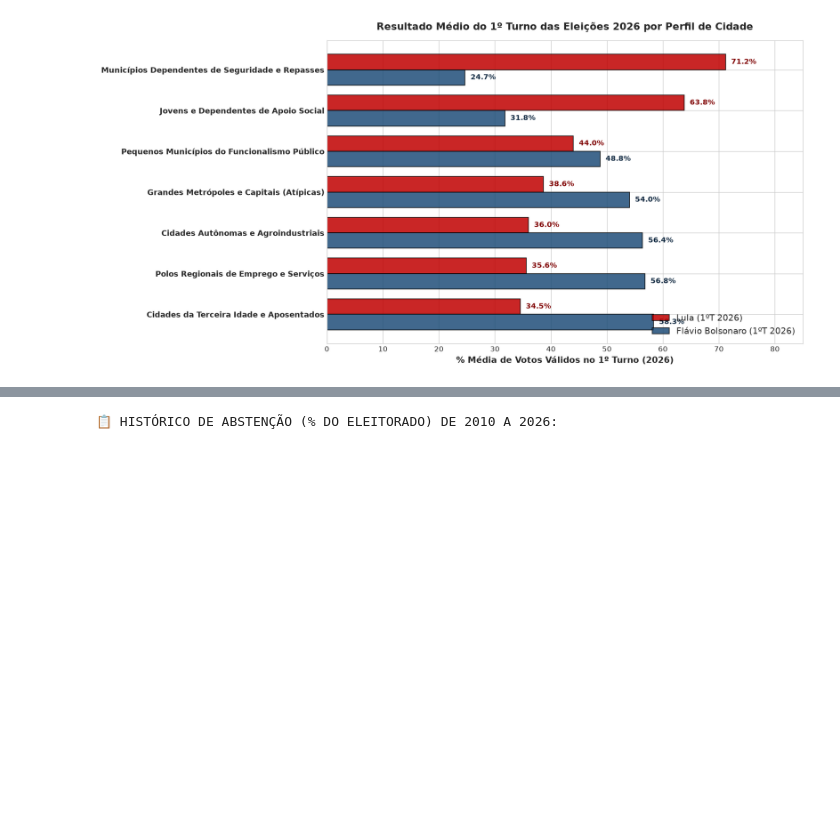
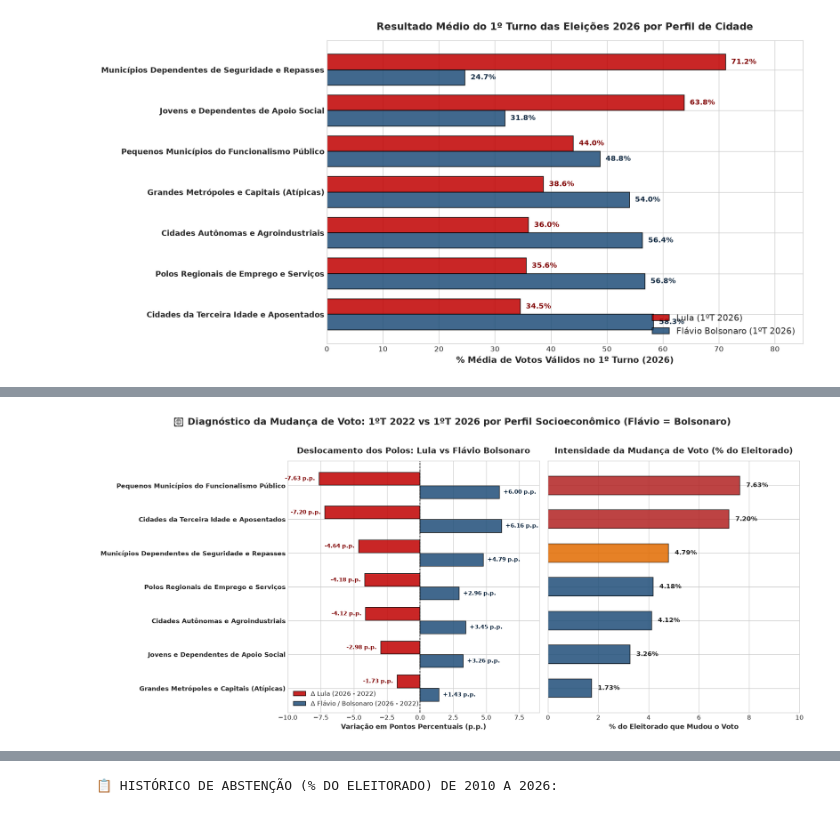
Before and after one commit to hianaracamilla/trad_x_municipio, a Jupyter notebook: analise_eleitoral_perfis_municipios.ipynb, the cells around one changed output, grey strips where cells are left out. Drawn from its saved outputs; the diff is of its cells as text; code cells hidden in the pictures; blank space fills up the shorter version.

```diff
--- a/analise_eleitoral_perfis_municipios.ipynb
+++ b/analise_eleitoral_perfis_municipios.ipynb
@@ -243,0 +339,41 @@ plt.show()
+# %%
+# Visualização Gráfica Editorial: Deslocamento dos Polos e Taxa de Mudança de Voto
+fig, (ax1, ax2) = plt.subplots(1, 2, figsize=(16, 7), sharey=True)
+
+y_pos = np.arange(len(resumo_migracao_perfil))
+
+# Subplot 1: Variação dos Polos em p.p. (Δ Lula vs Δ Flávio Bolsonaro)
+ax1.barh(y_pos - 0.2, resumo_migracao_perfil['delta_lula_pp'], height=0.38, color='#C00000', alpha=0.85, edgecolor='black', label='Δ Lula (2026 - 2022)')
+ax1.barh(y_pos + 0.2, resumo_migracao_perfil['delta_flavio_bolso_pp'], height=0.38, color='#1F4E79', alpha=0.85, edgecolor='black', label='Δ Flávio / Bolsonaro (2026 - 2022)')
+ax1.axvline(0, color='black', lw=1, ls='--')
+ax1.set_yticks(y_pos)
+ax1.set_yticklabels(resumo_migracao_perfil.index, fontsize=10, fontweight='bold')
+ax1.invert_yaxis()
+ax1.set_xlabel('Variação em Pontos Percentuais (p.p.)', fontsize=11, fontweight='bold')
+ax1.set_title('Deslocamento dos Polos: Lula vs Flávio Bolsonaro', fontsize=13, fontweight='bold', pad=12)
+ax1.legend(loc='lower left', fontsize=10)
+
+for p in ax1.patches:
+    w = p.get_width()
+    offset = 0.3 if w >= 0 else -0.3
+    ha = 'left' if w >= 0 else 'right'
+    cor = '#0F2840' if w >= 0 else '#800000'
+    ax1.annotate(f"{w:+.2f} p.p.", (w + offset, p.get_y() + p.get_height()/2.), va='center', ha=ha, fontsize=9, fontweight='bold', color=cor)
+ax1.set_xlim(-10, 9)
+
+# Subplot 2: % Real do Eleitorado que Mudou o Voto
+cores_mudanca = ['#B22222' if v >= 7.0 else '#E26B00' if v >= 4.5 else '#1F4E79' for v in resumo_migracao_perfil['pct_eleitor_mudou_voto']]
+bars2 = ax2.barh(y_pos, resumo_migracao_perfil['pct_eleitor_mudou_voto'], height=0.55, color=cores_mudanca, alpha=0.85, edgecolor='black')
+ax2.set_xlabel('% do Eleitorado que Mudou o Voto', fontsize=11, fontweight='bold')
+ax2.set_title('Intensidade da Mudança de Voto (% do Eleitorado)', fontsize=13, fontweight='bold', pad=12)
+ax2.set_xlim(0, 10)
+
+for p in bars2:
+    w = p.get_width()
+    ax2.annotate(f"{w:.2f}%", (w + 0.25, p.get_y() + p.get_height()/2.), va='center', fontsize=10, fontweight='bold', color='#222222')
+
+plt.suptitle('🔄 Diagnóstico da Mudança de Voto: 1ºT 2022 vs 1ºT 2026 por Perfil Socioeconômico (Flávio = Bolsonaro)', fontsize=15, fontweight='bold', y=1.02)
+plt.tight_layout()
+plt.show()
+# %% [output]
+[figure, added]
```
Also changed, not shown: parts of 10 cells of this notebook, 1 other file.
